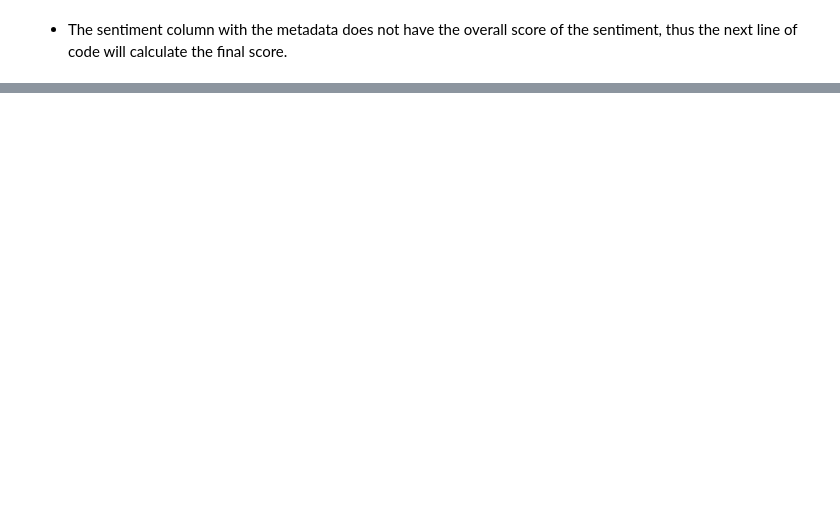
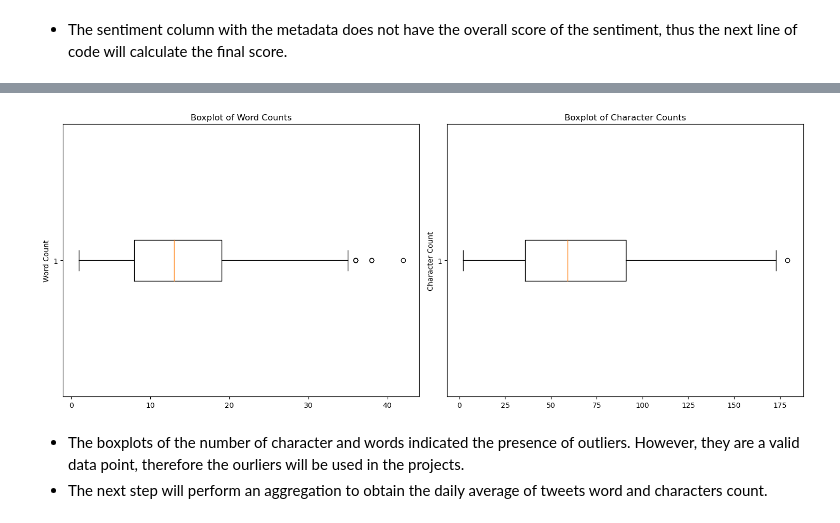
Before and after one commit to nozomu2020264/MSc-DA---CA2---2020264---10-11-23, a Jupyter notebook: CA2 - Nozomu Nakanishi.ipynb, the cells around one changed output, grey strips where cells are left out. Drawn from its saved outputs; the diff is of its cells as text; code cells hidden in the pictures; blank space fills up the shorter version.

```diff
--- a/CA2 - Nozomu Nakanishi.ipynb
+++ b/CA2 - Nozomu Nakanishi.ipynb
@@ -604,0 +651,22 @@ plt.show()
+# %%
+# Creates a figure with two subplots side by side for boxplots
+fig, axes = plt.subplots(1, 2, figsize=(15, 6))
+
+# Plot Boxplot for Word Count
+axes[0].boxplot(word_char_df['word_count'], vert=False)
+axes[0].set_title('Boxplot of Word Counts')
+axes[0].set_ylabel('Word Count')
+
+# Plot Boxplot for Character Count
+axes[1].boxplot(word_char_df['text_length'], vert=False)
+axes[1].set_title('Boxplot of Character Counts')
+axes[1].set_ylabel('Character Count')
+
+# Adjust layout and display the plot
+plt.tight_layout()
+plt.show()
+# %% [output]
+[figure, added]
+# %% [markdown]
+- The boxplots of the number of character and words indicated the presence of outliers. However, they are a valid data point, therefore the ourliers will be used in the projects.
+- The next step will perform an aggregation to obtain the daily average of tweets word and characters count.
```
Also changed, not shown: parts of 82 cells of this notebook.
